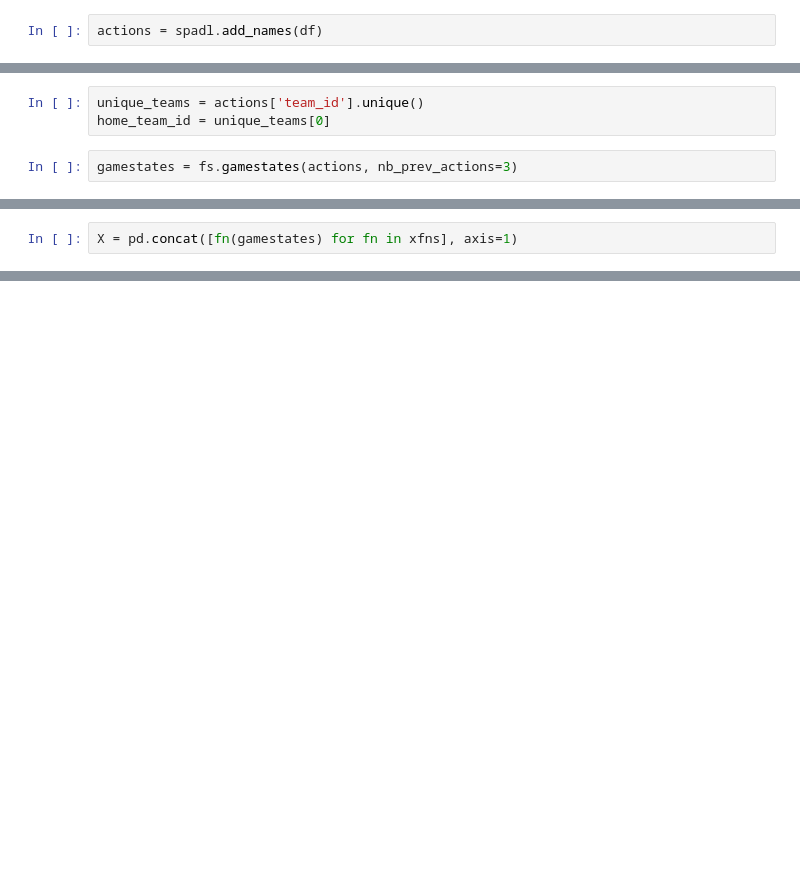
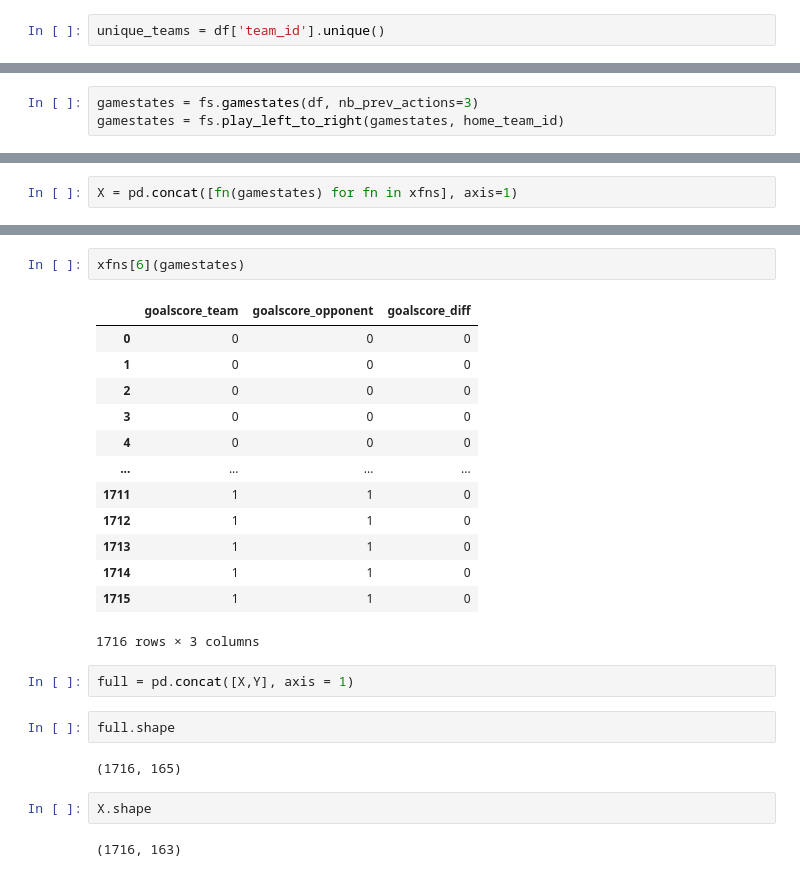
Before and after one commit to esalama01/uSoccer, a Jupyter notebook: analytics/src/data_transformation.ipynb, the cells around one changed output, grey strips where cells are left out. Cells and saved outputs as stored; diff of their text form; blank space fills up the shorter version.

```diff
--- a/analytics/src/test_jupyter.ipynb
+++ b/analytics/src/data_transformation.ipynb
@@ -82,5 +81,5 @@ import socceraction.spadl as spadl
 import socceraction.vaep.features as fs
 import socceraction.vaep.labels as lab
 # %%
-actions = spadl.add_names(df)
+unique_teams = df['team_id'].unique()
 # %%
@@ -98,7 +90,5 @@ yfns = [
     lab.concedes
 ]
 # %%
-unique_teams = actions['team_id'].unique()
-home_team_id = unique_teams[0]
+gamestates = fs.gamestates(df, nb_prev_actions=3)
+gamestates = fs.play_left_to_right(gamestates, home_team_id)
-# %%
-gamestates = fs.gamestates(actions, nb_prev_actions=3)
@@ -129,0 +137,26 @@ Y.head()
+# %%
+xfns[6](gamestates)
+# %% [output]
+|  | goalscore_team | goalscore_opponent | goalscore_diff |
+| 0 | 0 | 0 | 0 |
+| 1 | 0 | 0 | 0 |
+| 2 | 0 | 0 | 0 |
+| 3 | 0 | 0 | 0 |
+| 4 | 0 | 0 | 0 |
+| ... | ... | ... | ... |
+| 1711 | 1 | 1 | 0 |
+| 1712 | 1 | 1 | 0 |
+| 1713 | 1 | 1 | 0 |
+| 1714 | 1 | 1 | 0 |
+| 1715 | 1 | 1 | 0 |
+1716 rows × 3 columns
+# %%
+full = pd.concat([X,Y], axis = 1)
+# %%
+full.shape
+# %% [output]
+(1716, 165)
+# %%
+X.shape
+# %% [output]
+(1716, 163)
```
Also changed, not shown: parts of 11 cells of this notebook.
